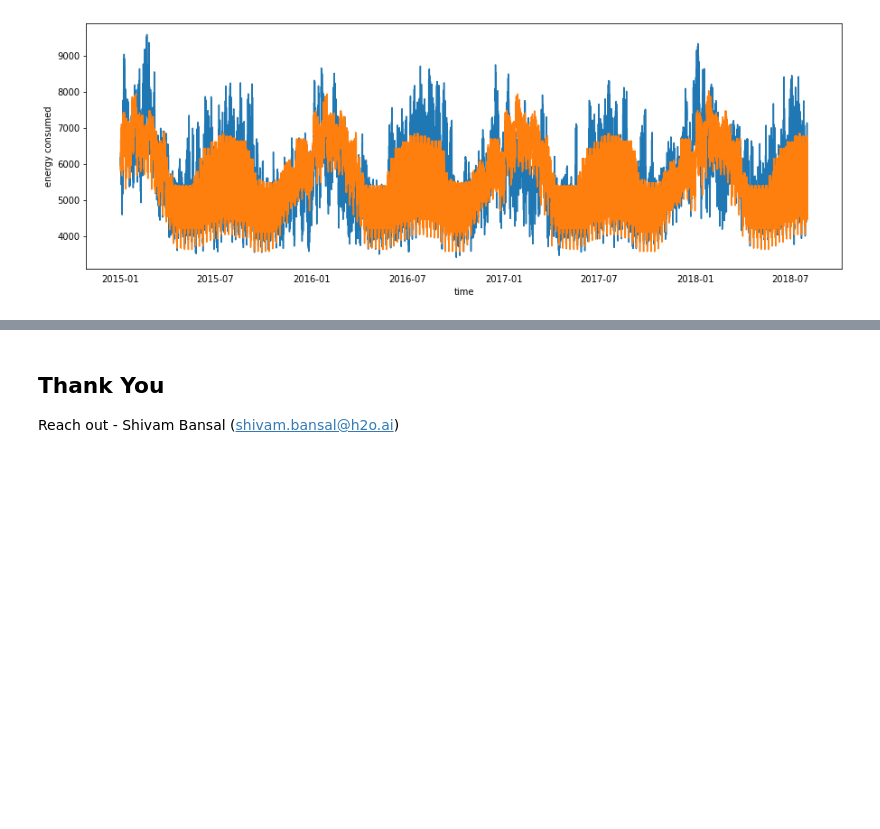
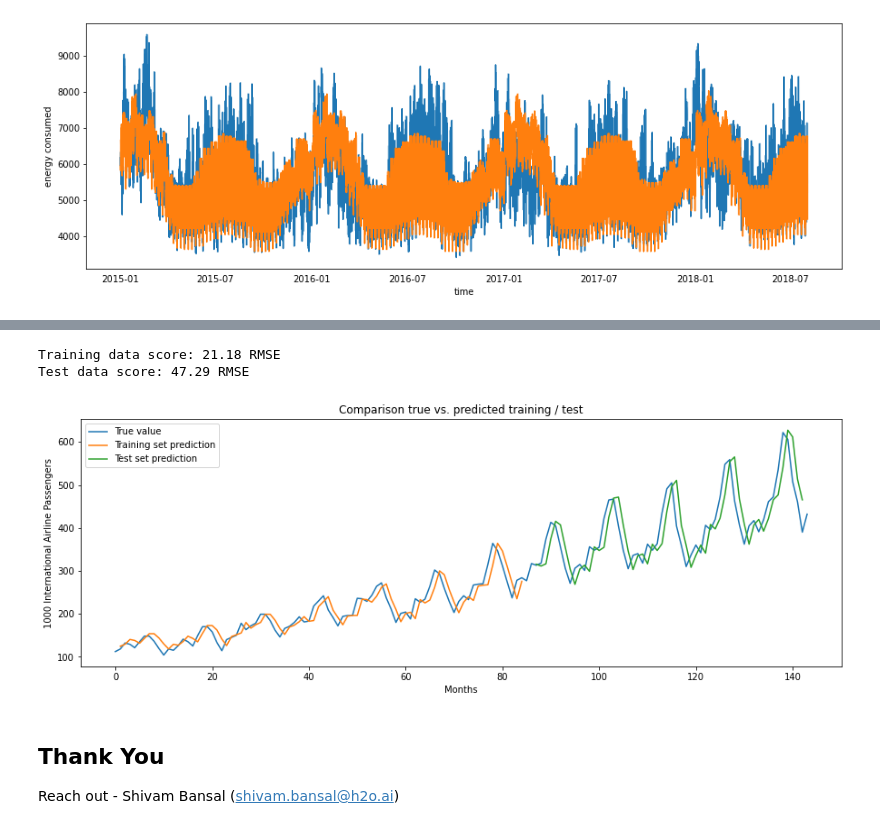
Before and after one commit to shivam5992/NUS_BAC_Workshop, a Jupyter notebook: pre-ran.ipynb, the cells around one changed output, grey strips where cells are left out. Saved outputs shown, nothing was run; the diff lists cells and outputs as text; code cells hidden in the pictures; blank space fills up the shorter version.

```diff
--- a/pre-ran.ipynb
+++ b/pre-ran.ipynb
@@ -588,0 +668,8 @@ plt.show()
+# %%
+def create_dataset(dataset, window_size = 1):
+    data_X, data_Y = [], []
+    for i in range(len(dataset) - window_size - 1):
+        a = dataset[i:(i + window_size), 0]
+        data_X.append(a)
+        data_Y.append(dataset[i + window_size, 0])
+    return(np.array(data_X), np.array(data_Y))
@@ -589,3 +721,44 @@ plt.show()
+# %%
+def predict_and_score(model, X, Y):
+    # Make predictions on the original scale of the data.
+    pred = scaler.inverse_transform(model.predict(X))
+    # Prepare Y data to also be on the original scale for interpretability.
+    orig_data = scaler.inverse_transform([Y])
+    # Calculate RMSE.
+    score = math.sqrt(mean_squared_error(orig_data[0], pred[:, 0]))
+    return(score, pred)
+
+rmse_train, train_predict = predict_and_score(model1, train_X, train_Y)
+rmse_test, test_predict = predict_and_score(model1, test_X, test_Y)
+
+print("Training data score: %.2f RMSE" % rmse_train)
+print("Test data score: %.2f RMSE" % rmse_test)
+# %% [output]
+Training data score: 21.18 RMSE
+Test data score: 47.29 RMSE
+# %%
+# Start with training predictions.
+train_predict_plot = np.empty_like(dataset)
+train_predict_plot[:, :] = np.nan
+train_predict_plot[window_size:len(train_predict) + window_size, :] = train_predict
+
+# Add test predictions.
+test_predict_plot = np.empty_like(dataset)
+test_predict_plot[:, :] = np.nan
+test_predict_plot[len(train_predict) + (window_size * 2) + 1:len(dataset) - 1, :] = test_predict
+
+# Create the plot.
+plt.figure(figsize = (15, 5))
+plt.plot(scaler.inverse_transform(dataset), label = "True value")
+plt.plot(train_predict_plot, label = "Training set prediction")
+plt.plot(test_predict_plot, label = "Test set prediction")
+plt.xlabel("Months")
+plt.ylabel("1000 International Airline Passengers")
+plt.title("Comparison true vs. predicted training / test")
+plt.legend()
+plt.show()
+# %% [output]
+[figure, added]
 # %% [markdown]
 ## Thank You
 
```
Also changed, not shown: parts of 11 cells of this notebook, 2 other files.
